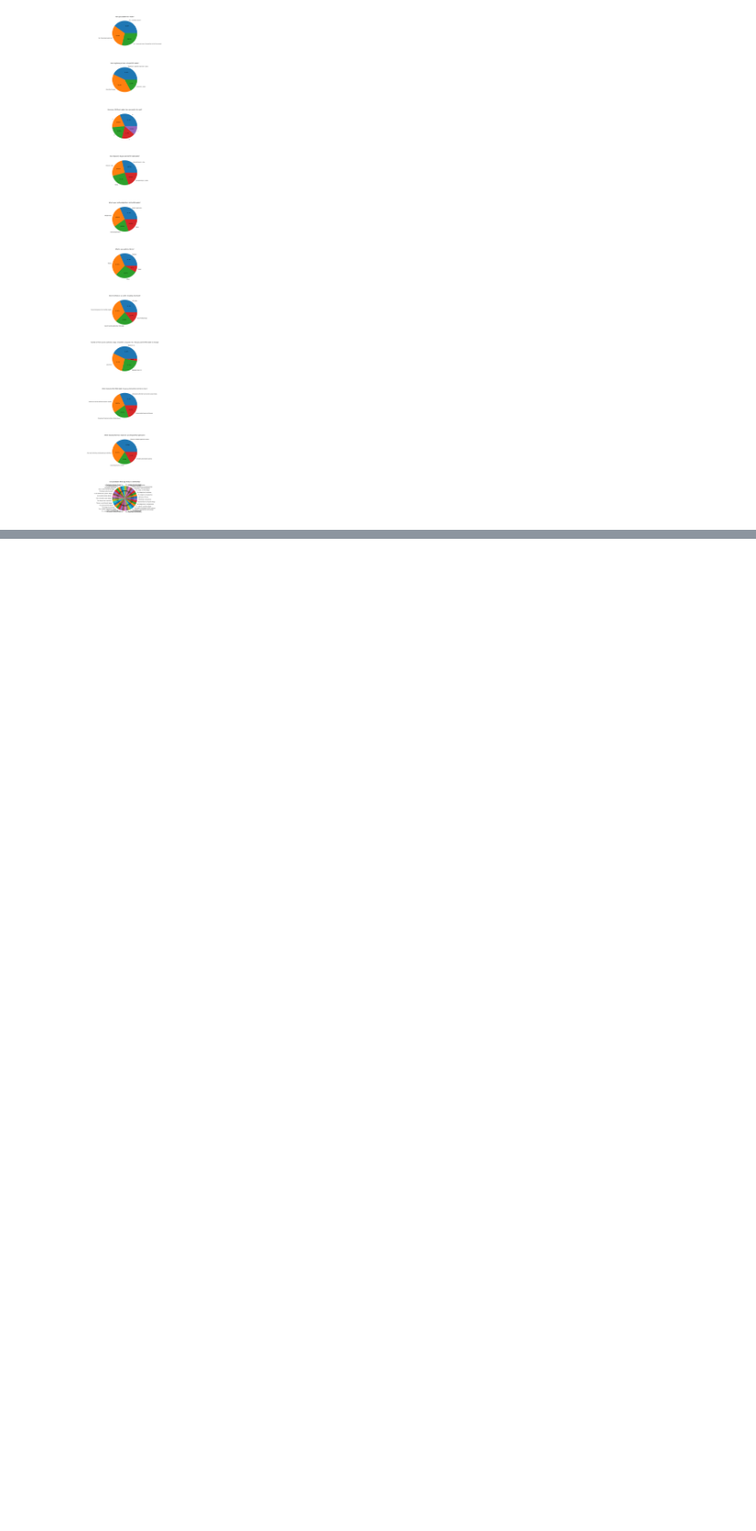
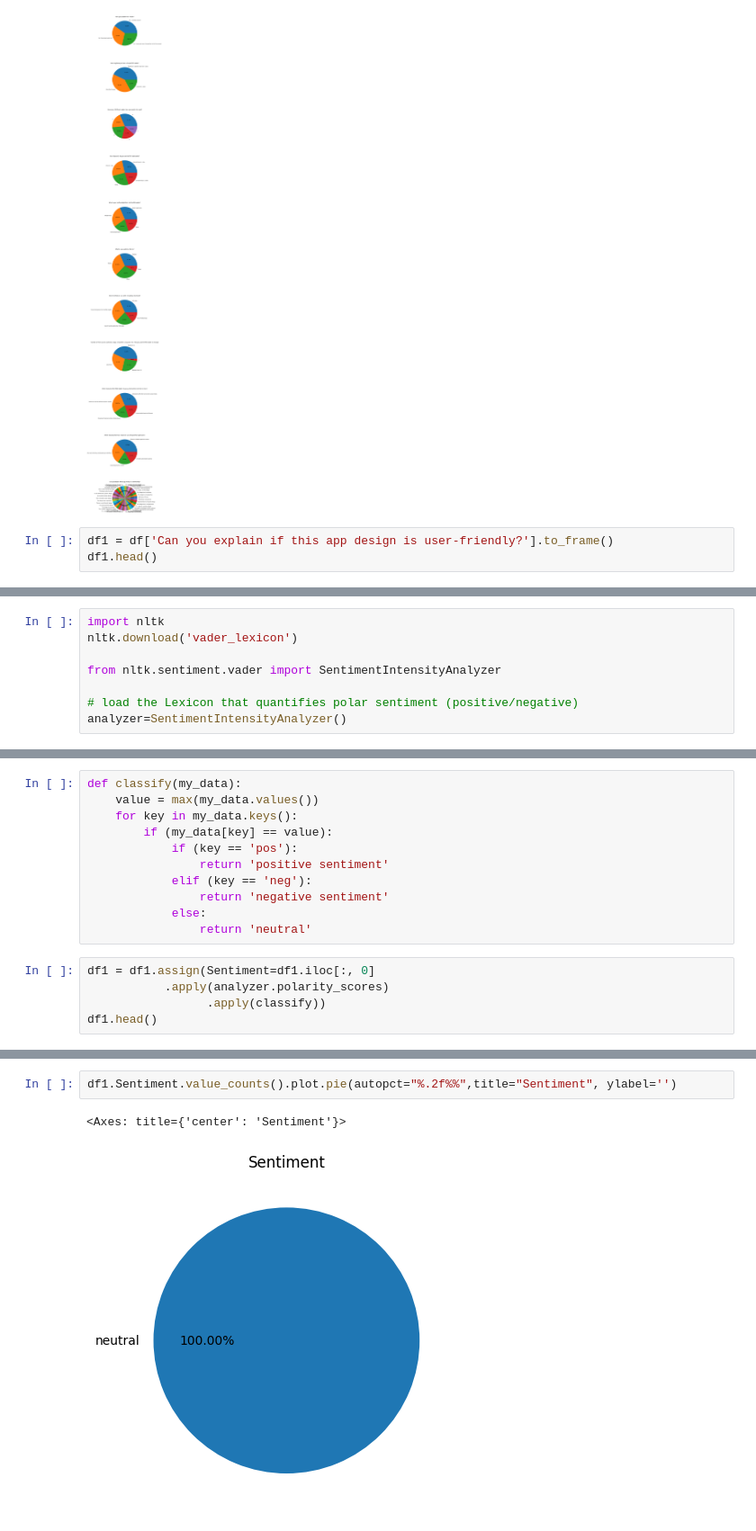
Before and after one commit to ReloadSSLondon/data-analysis-of-survey-responses, a Jupyter notebook: RSS Project survey data.ipynb, the cells around one changed output, grey strips where cells are left out. Shown at 90% size. Drawn from its saved outputs; the diff is of its cells as text; blank space fills up the shorter version.

Commit message:
NLP sentiment analysis of the responder feedback

```diff
--- a/RSS Project survey data.ipynb
+++ b/RSS Project survey data.ipynb
@@ -124,3 +121,6 @@ for ax, column in zip(axs.flat, df.columns):
 plt.subplots_adjust(wspace=0.2, hspace=0.5)
 # %% [output]
 [figure]
+# %%
+df1 = df['Can you explain if this app design is user-friendly?'].to_frame()
+df1.head()
@@ -126,0 +136,8 @@ plt.subplots_adjust(wspace=0.2, hspace=0.5)
+# %%
+import nltk
+nltk.download('vader_lexicon')
+
+from nltk.sentiment.vader import SentimentIntensityAnalyzer
+
+# load the Lexicon that quantifies polar sentiment (positive/negative)
+analyzer=SentimentIntensityAnalyzer()
@@ -126,0 +147,16 @@ plt.subplots_adjust(wspace=0.2, hspace=0.5)
+# %%
+def classify(my_data):
+    value = max(my_data.values())
+    for key in my_data.keys():
+        if (my_data[key] == value):
+            if (key == 'pos'):
+                return 'positive sentiment'
+            elif (key == 'neg'):
+                return 'negative sentiment'
+            else:
+                return 'neutral'
+# %%
+df1 = df1.assign(Sentiment=df1.iloc[:, 0]
+           .apply(analyzer.polarity_scores)
+                 .apply(classify))
+df1.head()
@@ -126,0 +170,5 @@ plt.subplots_adjust(wspace=0.2, hspace=0.5)
+# %%
+df1.Sentiment.value_counts().plot.pie(autopct="%.2f%%",title="Sentiment", ylabel='')
+# %% [output]
+<Axes: title={'center': 'Sentiment'}>
+[figure, added]
```
Also changed, not shown: parts of 8 cells of this notebook.
